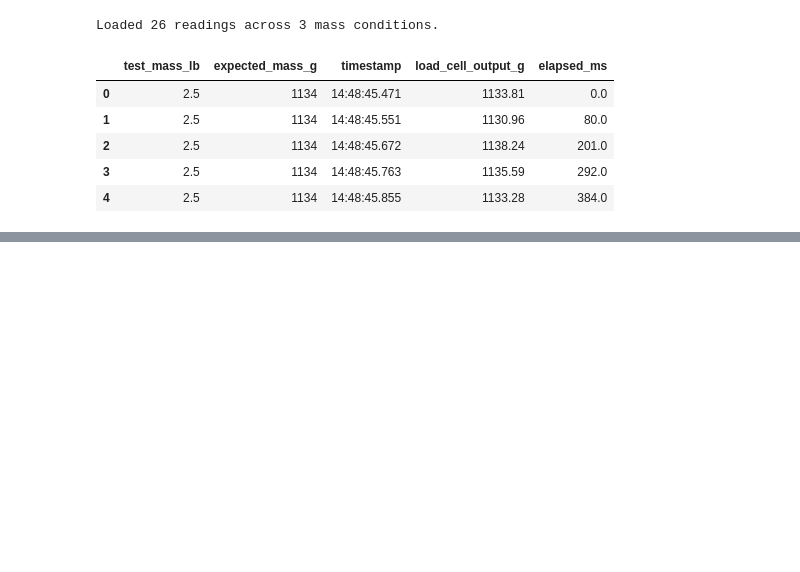
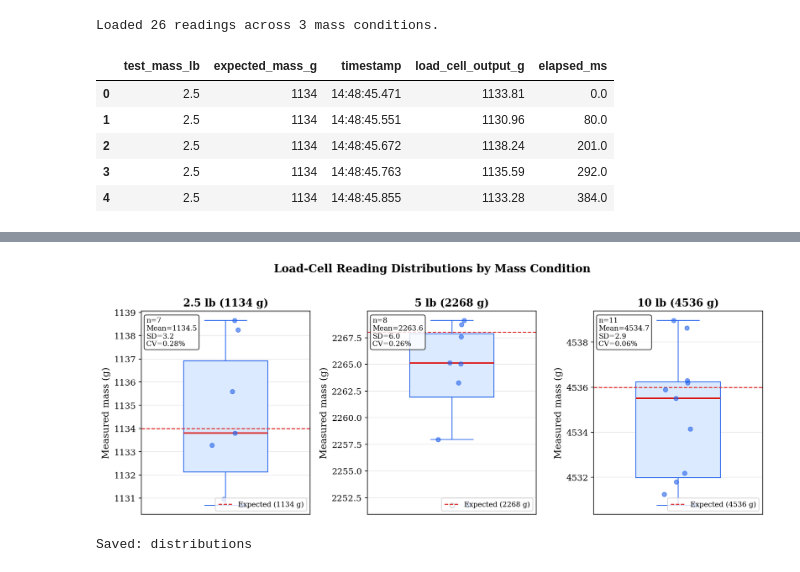
Before and after one commit to dianisay/helmet-impact-sensor, a Jupyter notebook: analysis/calibration_analysis.ipynb, the cells around one changed output, grey strips where cells are left out. Drawn from its saved outputs; the diff is of its cells as text; code cells hidden in the pictures; blank space fills up the shorter version.

```diff
--- a/analysis/calibration_analysis.ipynb
+++ b/analysis/calibration_analysis.ipynb
@@ -454,0 +141,15 @@ LOAD-CELL CALIBRATION
+# %%
+# --- 4.2 Residuals ---
+fig, ax = plt.subplots(figsize=(7, 4))
+ax.bar(range(len(x)), residuals, color='#2563EB', edgecolor='white', width=0.6)
+ax.axhline(0, color='black', linewidth=0.8)
+labels = ['Smartphone\n(190 g)', '2.5 lb\n(1134 g)', '5 lb\n(2268 g)', '10 lb\n(4536 g)']
+ax.set_xticks(range(len(x))); ax.set_xticklabels(labels)
+ax.set_ylabel('Residual (g)'); ax.set_title('Regression Residuals (Measured − Predicted)')
+ax.grid(axis='y', alpha=0.3)
+for i, r in enumerate(residuals):
+    ax.text(i, r + (0.15 if r >= 0 else -0.35), f'{r:+.2f} g', ha='center', fontsize=10)
+fig.tight_layout()
+fig.savefig(FIG_DIR / 'residuals.pdf', bbox_inches='tight')
+fig.savefig(FIG_DIR / 'residuals.png', bbox_inches='tight')
+plt.show(); print('Saved: residuals')
@@ -454,0 +159,27 @@ LOAD-CELL CALIBRATION
+# %%
+# --- 4.3 Distributions ---
+conditions = [(2.5, 1134, '2.5 lb (1134 g)'), (5.0, 2268, '5 lb (2268 g)'), (10.0, 4536, '10 lb (4536 g)')]
+fig, axes = plt.subplots(1, 3, figsize=(12, 4.5))
+for ax, (mass_lb, expected, title) in zip(axes, conditions):
+    data = df[df['test_mass_lb'] == mass_lb]['load_cell_output_g'].values
+    ax.boxplot(data, widths=0.5, patch_artist=True,
+               boxprops=dict(facecolor='#DBEAFE', edgecolor='#2563EB'),
+               medianprops=dict(color='#DC2626', linewidth=2),
+               whiskerprops=dict(color='#2563EB'), capprops=dict(color='#2563EB'))
+    jitter = np.random.default_rng(42).uniform(-0.1, 0.1, len(data))
+    ax.scatter(np.ones(len(data)) + jitter, data, color='#2563EB', alpha=0.6, s=30, zorder=5)
+    ax.axhline(expected, color='#DC2626', linestyle='--', linewidth=1.2, label=f'Expected ({expected} g)')
+    ax.set_title(title, fontweight='bold'); ax.set_ylabel('Measured mass (g)'); ax.set_xticks([])
+    ax.legend(fontsize=9, loc='lower right'); ax.grid(axis='y', alpha=0.3)
+    m, s = data.mean(), data.std(ddof=1)
+    ax.text(0.03, 0.97, f'n={len(data)}\nMean={m:.1f}\nSD={s:.1f}\nCV={s/m*100:.2f}%',
+            transform=ax.transAxes, fontsize=9, va='top',
+            bbox=dict(boxstyle='round,pad=0.3', facecolor='white', alpha=0.8))
+fig.suptitle('Load-Cell Reading Distributions by Mass Condition', fontweight='bold', fontsize=14, y=1.02)
+fig.tight_layout()
+fig.savefig(FIG_DIR / 'distributions.pdf', bbox_inches='tight')
+fig.savefig(FIG_DIR / 'distributions.png', bbox_inches='tight')
+plt.show(); print('Saved: distributions')
+# %% [output]
+[figure, added]
+Saved: distributions
```
Also changed, not shown: parts of 48 cells of this notebook, 31 other files.
